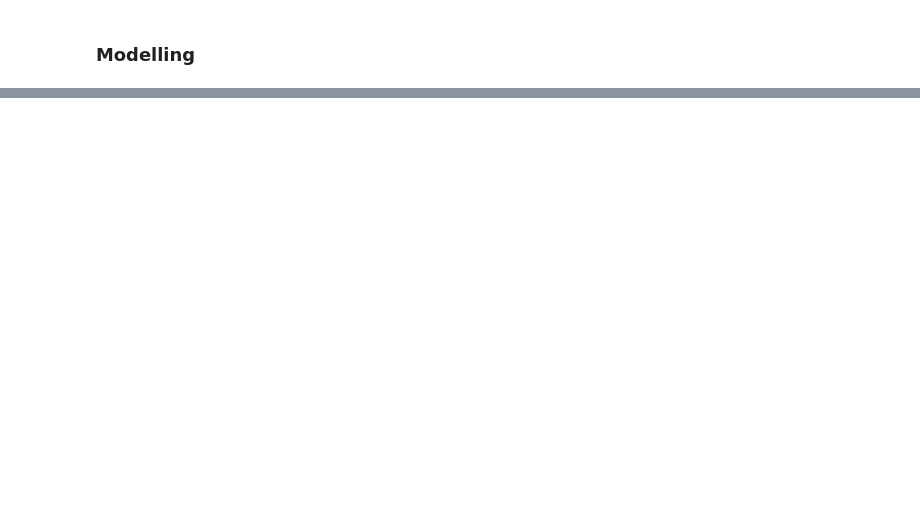
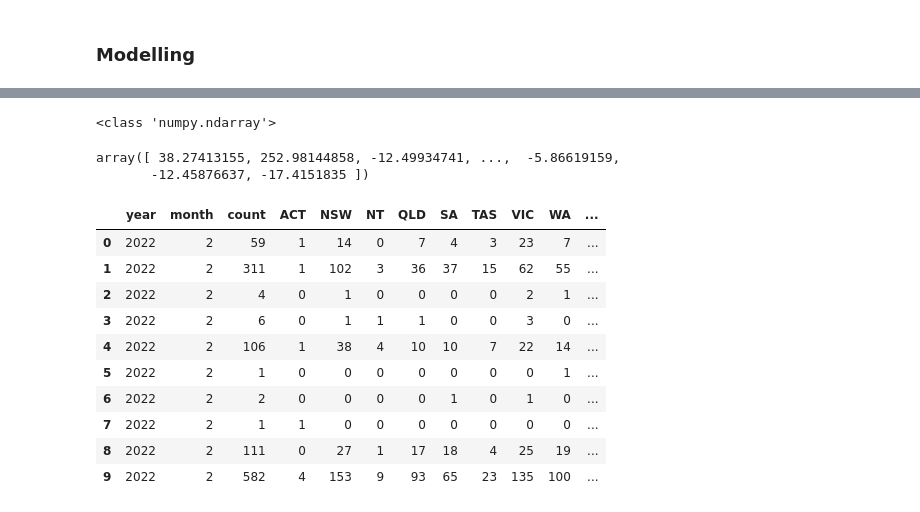
Before and after one commit to MAST30034-Applied-Data-Science/generic-buy-now-pay-later-project-group-10-bnpl, a Jupyter notebook: models/Number_customers_model.ipynb, the cells around one changed output, grey strips where cells are left out. Drawn from its saved outputs; the diff is of its cells as text; code cells hidden in the pictures; blank space fills up the shorter version.

```diff
--- a/models/Number_customers_model.ipynb
+++ b/models/Number_customers_model.ipynb
@@ -271,0 +471,4 @@ only showing top 20 rows
+# %%
+predicting_data_pd = predicting_data.toPandas()
+x = predicting_data_pd.drop(['merchant_name', 'merchant_abn', 'categories', 'null', 'null', 'future_count'], axis=1)
+x.head(5)
@@ -271,0 +482,26 @@ only showing top 20 rows
+# %%
+print(type(fs.scores_))
+# %% [output]
+<class 'numpy.ndarray'>
+# %%
+y_prediction =  LR.predict(x)
+y_prediction
+# %% [output]
+array([ 38.27413155, 252.98144858, -12.49934741, ...,  -5.86619159,
+       -12.45876637, -17.4151835 ])
+# %%
+x['prediction'] = y_prediction
+# %%
+x.head(10)
+# %% [output]
+|  | year | month | count | ACT | NSW | NT | QLD | SA | TAS | VIC | WA | ... |
+| 0 | 2022 | 2 | 59 | 1 | 14 | 0 | 7 | 4 | 3 | 23 | 7 | ... |
+| 1 | 2022 | 2 | 311 | 1 | 102 | 3 | 36 | 37 | 15 | 62 | 55 | ... |
+| 2 | 2022 | 2 | 4 | 0 | 1 | 0 | 0 | 0 | 0 | 2 | 1 | ... |
+| 3 | 2022 | 2 | 6 | 0 | 1 | 1 | 1 | 0 | 0 | 3 | 0 | ... |
+| 4 | 2022 | 2 | 106 | 1 | 38 | 4 | 10 | 10 | 7 | 22 | 14 | ... |
+| 5 | 2022 | 2 | 1 | 0 | 0 | 0 | 0 | 0 | 0 | 0 | 1 | ... |
+| 6 | 2022 | 2 | 2 | 0 | 0 | 0 | 0 | 1 | 0 | 1 | 0 | ... |
+| 7 | 2022 | 2 | 1 | 1 | 0 | 0 | 0 | 0 | 0 | 0 | 0 | ... |
+| 8 | 2022 | 2 | 111 | 0 | 27 | 1 | 17 | 18 | 4 | 25 | 19 | ... |
+| 9 | 2022 | 2 | 582 | 4 | 153 | 9 | 93 | 65 | 23 | 135 | 100 | ... |
```
Also changed, not shown: parts of 37 cells of this notebook.
